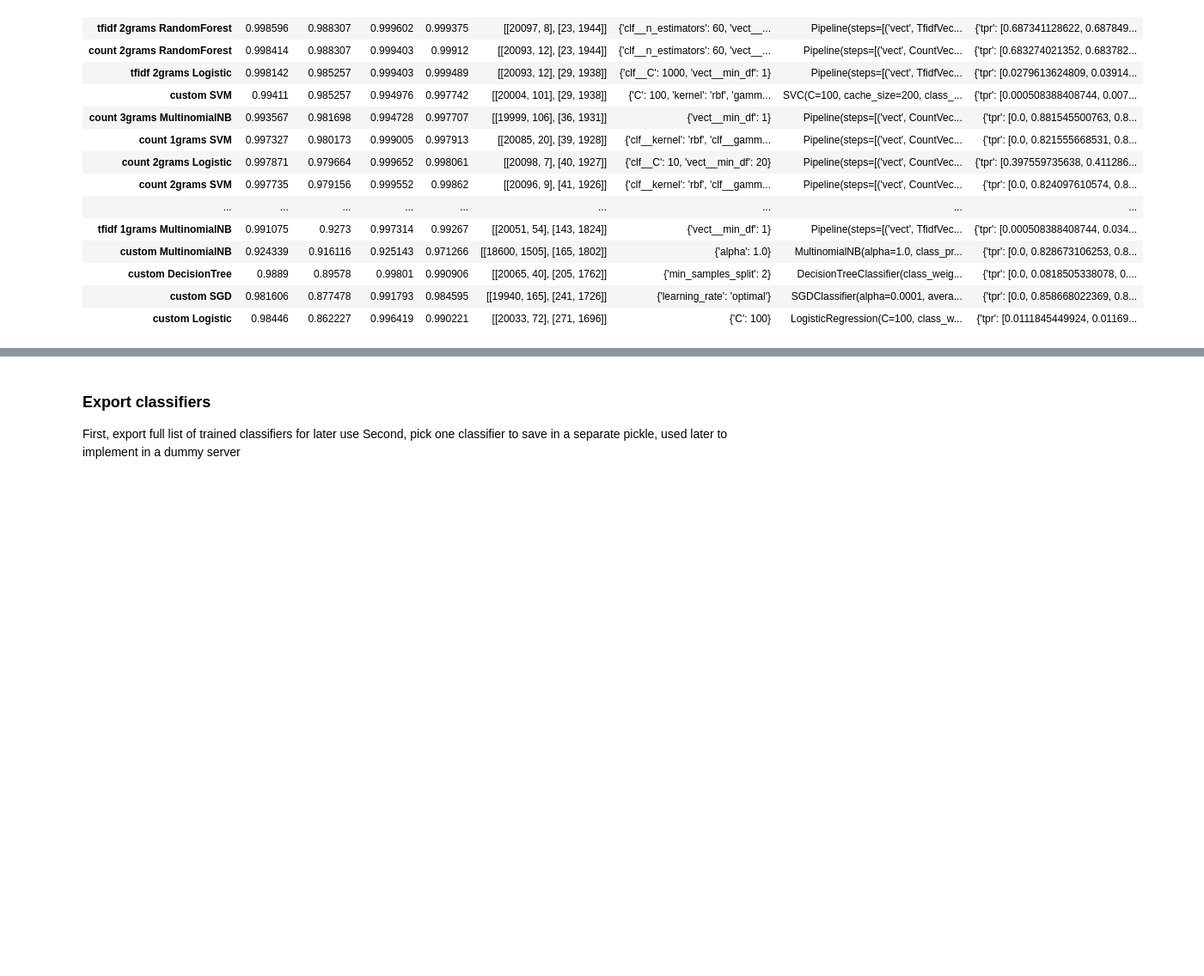
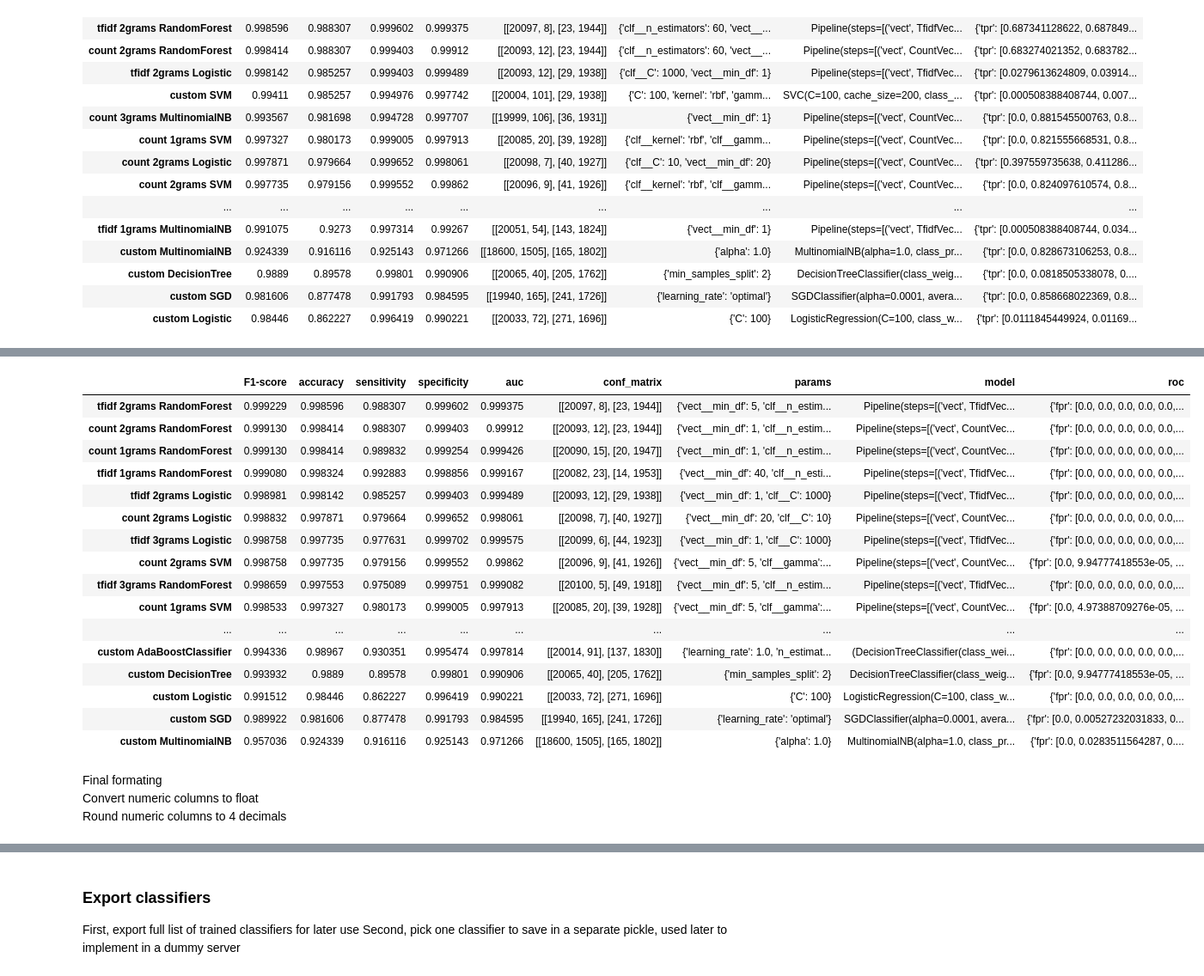
Before and after one commit to grananqvist/Machine-Learning-Web-Application-Firewall-and-Dataset, a Jupyter notebook: Data_analysis.ipynb, the cells around one changed output, grey strips where cells are left out. Shown at 86% size. Cells and saved outputs as stored; diff of their text form; code cells hidden in the pictures; blank space fills up the shorter version.

```diff
--- a/Data_analysis.ipynb
+++ b/Data_analysis.ipynb
@@ -1131,0 +1139,42 @@ display(classifier_results)
+# %%
+def f1_score(conf_matrix):
+    precision = conf_matrix[0][0] / (conf_matrix[0][0] + conf_matrix[0][1] )
+    recall = conf_matrix[0][0] / (conf_matrix[0][0] + conf_matrix[1][0] )
+
+    return (2 * precision * recall) / (precision + recall)
+
+#load classifier table if not yet loaded
+classifier_results = pickle.load( open( "data/trained_classifiers.p", "rb" ) )
+
+#Calculate F1-scores
+classifier_results['F1-score'] = [ f1_score(conf_matrix) for conf_matrix in classifier_results['conf_matrix']]
+
+#Re-arrange columns
+classifier_results = classifier_results[['F1-score','accuracy','sensitivity','specificity','auc','conf_matrix','params','model','roc']]
+
+#re-sort on F1-score
+classifier_results = classifier_results.sort_values(['F1-score','accuracy'], ascending=[False,False])
+
+display(classifier_results)
+# %% [output]
+|  | F1-score | accuracy | sensitivity | specificity | auc | conf_matrix | params | model | roc |
+| tfidf 2grams RandomForest | 0.999229 | 0.998596 | 0.988307 | 0.999602 | 0.999375 | [[20097, 8], [23, 1944]] | {'vect__min_df': 5, 'clf__n_estim... | Pipeline(steps=[('vect', TfidfVec... | {'fpr': [0.0, 0.0, 0.0, 0.0, 0.0,... |
+| count 2grams RandomForest | 0.999130 | 0.998414 | 0.988307 | 0.999403 | 0.99912 | [[20093, 12], [23, 1944]] | {'vect__min_df': 1, 'clf__n_estim... | Pipeline(steps=[('vect', CountVec... | {'fpr': [0.0, 0.0, 0.0, 0.0, 0.0,... |
+| count 1grams RandomForest | 0.999130 | 0.998414 | 0.989832 | 0.999254 | 0.999426 | [[20090, 15], [20, 1947]] | {'vect__min_df': 1, 'clf__n_estim... | Pipeline(steps=[('vect', CountVec... | {'fpr': [0.0, 0.0, 0.0, 0.0, 0.0,... |
+| tfidf 1grams RandomForest | 0.999080 | 0.998324 | 0.992883 | 0.998856 | 0.999167 | [[20082, 23], [14, 1953]] | {'vect__min_df': 40, 'clf__n_esti... | Pipeline(steps=[('vect', TfidfVec... | {'fpr': [0.0, 0.0, 0.0, 0.0, 0.0,... |
+| tfidf 2grams Logistic | 0.998981 | 0.998142 | 0.985257 | 0.999403 | 0.999489 | [[20093, 12], [29, 1938]] | {'vect__min_df': 1, 'clf__C': 1000} | Pipeline(steps=[('vect', TfidfVec... | {'fpr': [0.0, 0.0, 0.0, 0.0, 0.0,... |
+| count 2grams Logistic | 0.998832 | 0.997871 | 0.979664 | 0.999652 | 0.998061 | [[20098, 7], [40, 1927]] | {'vect__min_df': 20, 'clf__C': 10} | Pipeline(steps=[('vect', CountVec... | {'fpr': [0.0, 0.0, 0.0, 0.0, 0.0,... |
+| tfidf 3grams Logistic | 0.998758 | 0.997735 | 0.977631 | 0.999702 | 0.999575 | [[20099, 6], [44, 1923]] | {'vect__min_df': 1, 'clf__C': 1000} | Pipeline(steps=[('vect', TfidfVec... | {'fpr': [0.0, 0.0, 0.0, 0.0, 0.0,... |
+| count 2grams SVM | 0.998758 | 0.997735 | 0.979156 | 0.999552 | 0.99862 | [[20096, 9], [41, 1926]] | {'vect__min_df': 5, 'clf__gamma':... | Pipeline(steps=[('vect', CountVec... | {'fpr': [0.0, 9.94777418553e-05, ... |
+| tfidf 3grams RandomForest | 0.998659 | 0.997553 | 0.975089 | 0.999751 | 0.999082 | [[20100, 5], [49, 1918]] | {'vect__min_df': 5, 'clf__n_estim... | Pipeline(steps=[('vect', TfidfVec... | {'fpr': [0.0, 0.0, 0.0, 0.0, 0.0,... |
+| count 1grams SVM | 0.998533 | 0.997327 | 0.980173 | 0.999005 | 0.997913 | [[20085, 20], [39, 1928]] | {'vect__min_df': 5, 'clf__gamma':... | Pipeline(steps=[('vect', CountVec... | {'fpr': [0.0, 4.97388709276e-05, ... |
+| ... | ... | ... | ... | ... | ... | ... | ... | ... | ... |
+| custom AdaBoostClassifier | 0.994336 | 0.98967 | 0.930351 | 0.995474 | 0.997814 | [[20014, 91], [137, 1830]] | {'learning_rate': 1.0, 'n_estimat... | (DecisionTreeClassifier(class_wei... | {'fpr': [0.0, 0.0, 0.0, 0.0, 0.0,... |
+| custom DecisionTree | 0.993932 | 0.9889 | 0.89578 | 0.99801 | 0.990906 | [[20065, 40], [205, 1762]] | {'min_samples_split': 2} | DecisionTreeClassifier(class_weig... | {'fpr': [0.0, 9.94777418553e-05, ... |
+| custom Logistic | 0.991512 | 0.98446 | 0.862227 | 0.996419 | 0.990221 | [[20033, 72], [271, 1696]] | {'C': 100} | LogisticRegression(C=100, class_w... | {'fpr': [0.0, 0.0, 0.0, 0.0, 0.0,... |
+| custom SGD | 0.989922 | 0.981606 | 0.877478 | 0.991793 | 0.984595 | [[19940, 165], [241, 1726]] | {'learning_rate': 'optimal'} | SGDClassifier(alpha=0.0001, avera... | {'fpr': [0.0, 0.00527232031833, 0... |
+| custom MultinomialNB | 0.957036 | 0.924339 | 0.916116 | 0.925143 | 0.971266 | [[18600, 1505], [165, 1802]] | {'alpha': 1.0} | MultinomialNB(alpha=1.0, class_pr... | {'fpr': [0.0, 0.0283511564287, 0.... |
+# %% [markdown]
+Final formating
+Convert numeric columns to float
+Round numeric columns to 4 decimals
```
Also changed, not shown: parts of 16 cells of this notebook, 4 other files.
